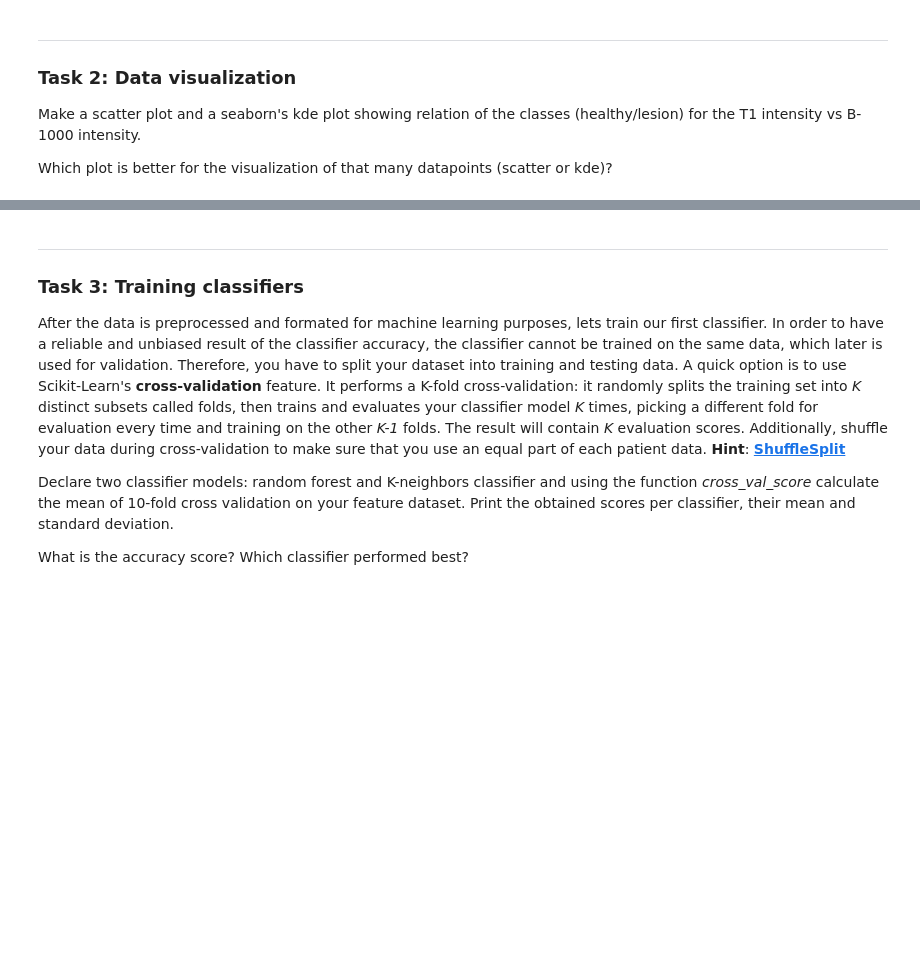
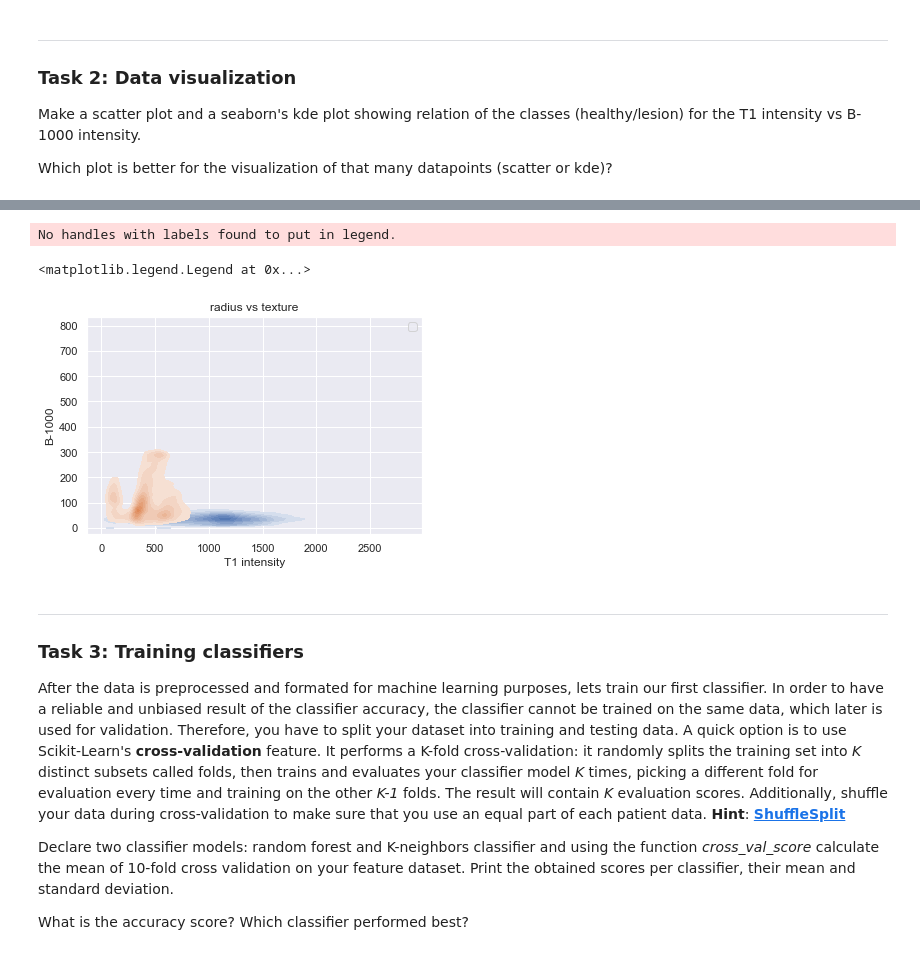
Before and after one commit to nik1168/clinical-decision-support-systems-exercises, a Jupyter notebook: WPO3/WPO3.ipynb, the cells around one changed output, grey strips where cells are left out. Saved outputs shown, nothing was run; the diff lists cells and outputs as text; code cells hidden in the pictures; blank space fills up the shorter version.

```diff
--- a/WPO3/WPO3.ipynb
+++ b/WPO3/WPO3.ipynb
@@ -215,3 +252,14 @@ YOUR ANSWER HERE
+# %%
+sns.kdeplot(healthy_data_frame["T1"], healthy_data_frame["B1000"], shade=True, shade_lowest=False)
+sns.kdeplot(lession_data_frame["T1"], lession_data_frame["B1000"], shade=True, shade_lowest=False)
+plt.title("radius vs texture")
+plt.xlabel('T1 intensity')
+plt.ylabel('B-1000')
+plt.legend()
+# %% [output]
+No handles with labels found to put in legend.
+<matplotlib.legend.Legend at 0x...>
+[figure, added]
 # %% [markdown]
 ***
 ### Task 3: Training classifiers
```
Also changed, not shown: parts of 12 cells of this notebook, 1 other file.
